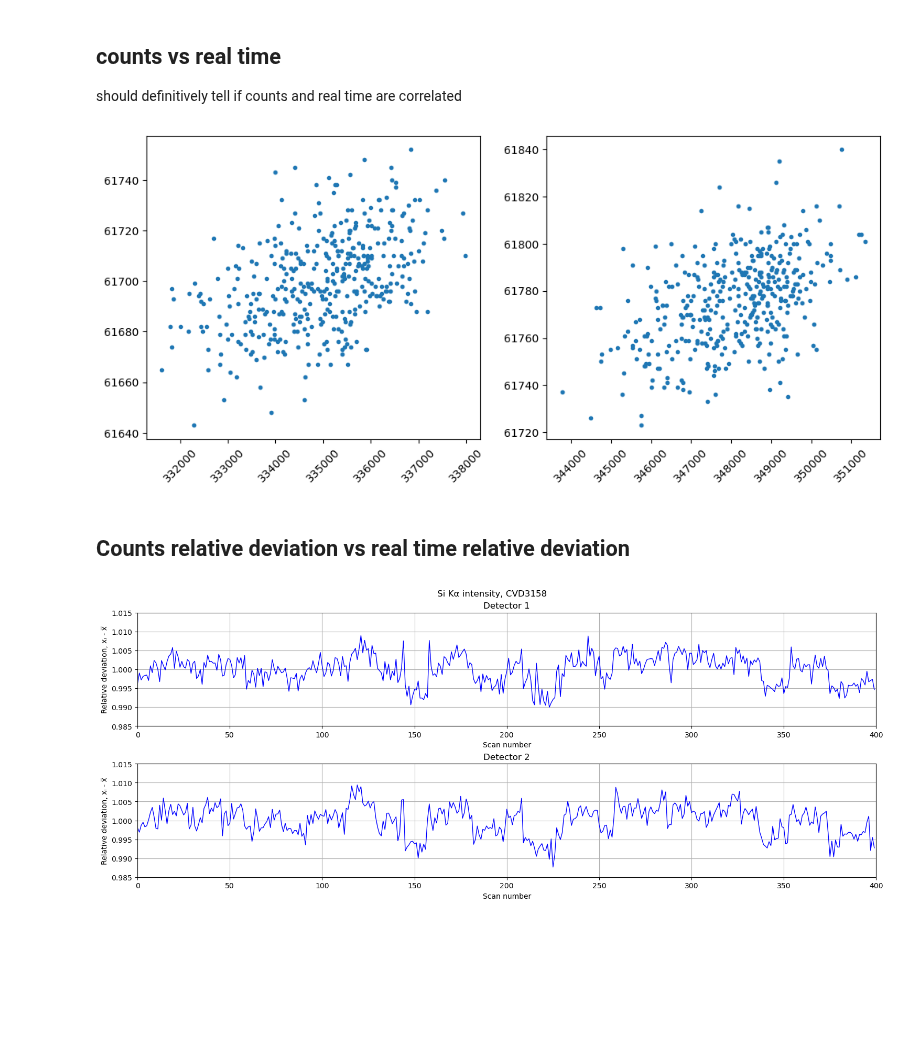
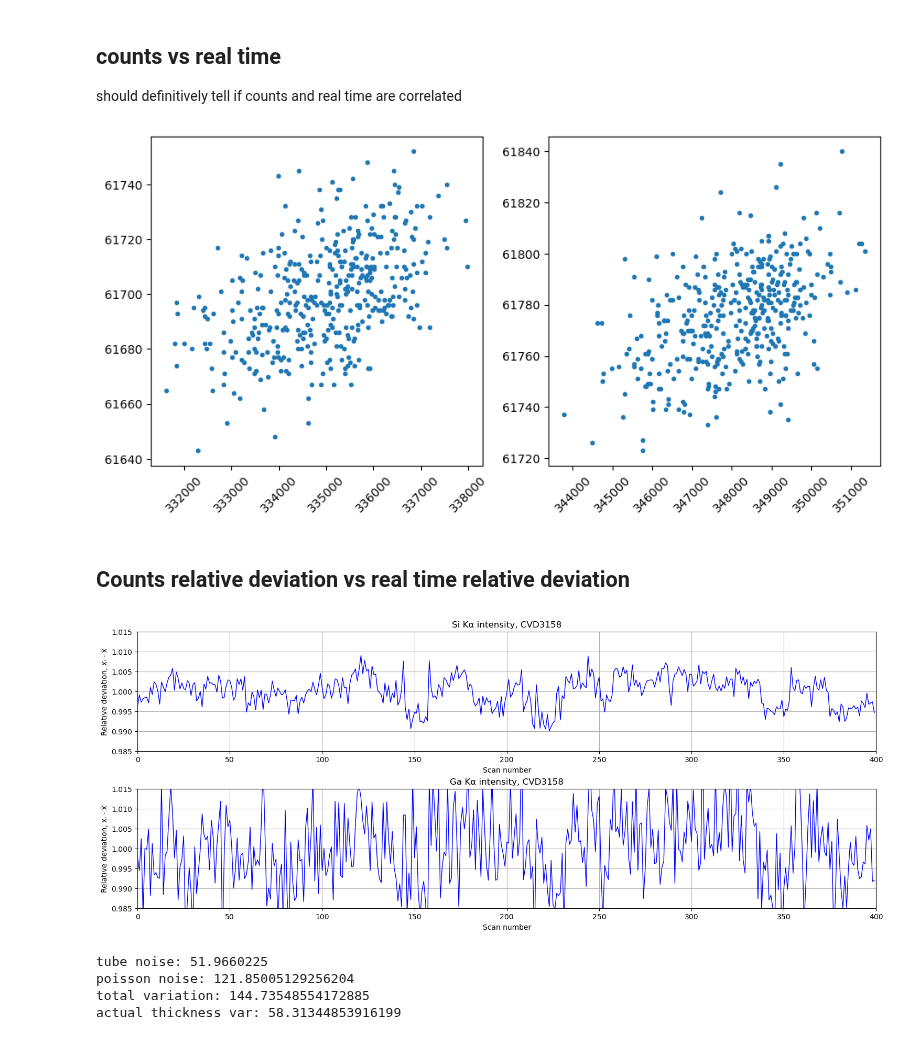
Before and after one commit to ELFREELAND/xrf-thickness-studies, a Jupyter notebook: maps/tube_noise_deadtime.ipynb, the cells around one changed output. Cells and saved outputs as stored; diff of their text form; code cells hidden in the pictures; blank space fills up the shorter version.

```diff
--- a/maps/tube_noise_deadtime.ipynb
+++ b/maps/tube_noise_deadtime.ipynb
@@ -64,7 +64,8 @@ file_list.sort(key=fileListSortKey)
 
 dat = {"realtime": np.zeros(800),
        "livetime": np.zeros(800),
-       "si ka":    np.zeros(800)}
+       "si ka":    np.zeros(800),
+       "ga ka":    np.zeros(800)}
 # %% [output]
 20x20 grid
 # %%
@@ -80,13 +81,18 @@ for i in range(0, len(file_list)):
 
     dat["si ka"][i] = r.findall("./ClassInstance[@Type='TRTSpectrum']/ClassInstance[@Type='TRTResult']/RoiResults/Atom[.='14']/../Counts")[0].text
 
+    dat["ga ka"][i] = r.findall("./ClassInstance[@Type='TRTSpectrum']/ClassInstance[@Type='TRTResult']/RoiResults/Atom[.='31']/../Counts")[0].text
+
+
 dat_1 = {"realtime": dat["realtime"][0:grid_size**2],
          "livetime": dat["livetime"][0:grid_size**2],
-         "si ka":    dat["si ka"][0:grid_size**2]}
+         "si ka":    dat["si ka"][0:grid_size**2],
+         "ga ka":    dat["ga ka"][0:grid_size**2]}
 
 dat_2 = {"realtime": dat["realtime"][grid_size**2:grid_size**2*2],
          "livetime": dat["livetime"][grid_size**2:grid_size**2*2],
-         "si ka":    dat["si ka"][grid_size**2:grid_size**2*2]}
+         "si ka":    dat["si ka"][grid_size**2:grid_size**2*2],
+         "ga ka":    dat["ga ka"][grid_size**2:grid_size**2*2]}
 # %% [markdown]
 # Plotting
 # %%
@@ -121,30 +129,53 @@ axs[1].tick_params(axis="x", rotation=45)
 
 plt.show()
 # %% [output]
-[figure, old version]
+[figure, new version]
 # %% [markdown]
 ## Counts relative deviation vs real time relative deviation
 # %%
 f, axs = plt.subplots(nrows=2, ncols=1, figsize=(15, 6), layout="constrained")
 
 axs[0].plot(dat_1["si ka"]/np.average(dat_1["si ka"]), "b-", linewidth=1)
 #axs[0].plot(dat_1["realtime"]/np.average(dat_1["realtime"]), "r--", linewidth=1)
 axs[0].grid(True)
 axs[0].set_xlabel("Scan number")
 axs[0].set_ylabel("Relative deviation, x\u1d62 - x\u0305")
-axs[0].set_title("Detector 1")
+axs[0].set_title("Si K\u03b1 intensity, "+sample_name)
 axs[0].axis([0, grid_size**2, 0.985, 1.015])
 
-axs[1].plot(dat_2["si ka"]/np.average(dat_2["si ka"]), "b-", linewidth=1)
-#axs[1].plot(dat_2["realtime"]/np.average(dat_2["realtime"]), "r--", linewidth=1)
+axs[1].plot(dat_1["ga ka"]/np.average(dat_1["ga ka"]), "b-", linewidth=1)
+#axs[1].plot(dat_1["realtime"]/np.average(dat_1["realtime"]), "r--", linewidth=1)
 axs[1].grid(True)
 axs[1].set_xlabel("Scan number")
 axs[1].set_ylabel("Relative deviation, x\u1d62 - x\u0305")
-axs[1].set_title("Detector 2")
+axs[1].set_title("Ga K\u03b1 intensity, "+sample_name)
 axs[1].axis([0, grid_size**2, 0.985, 1.015])
 
-f.suptitle("Si K\u03b1 intensity, "+sample_name)
+#axs[1].plot(dat_2["si ka"]/np.average(dat_2["si ka"]), "b-", linewidth=1)
+#axs[1].plot(dat_2["realtime"]/np.average(dat_2["realtime"]), "r--", linewidth=1)
+#axs[1].grid(True)
+#axs[1].set_xlabel("Scan number")
+#axs[1].set_ylabel("Relative deviation, x\u1d62 - x\u0305")
+#axs[1].set_title("Detector 2")
+#axs[1].axis([0, grid_size**2, 0.985, 1.015])
+
+#f.suptitle("Si K\u03b1 intensity, "+sample_name)
 
 plt.show()
 # %% [output]
-[figure, old version]
+[figure, new version]
+# %%
+sigma_tube = 0.0035*np.average(dat_1["ga ka"])
+sigma_poisson = np.sqrt(np.average(dat_1["ga ka"])) #should it be square root of the height of the peak instead of the area?
+sigma_total = np.std(dat_1["ga ka"])
+
+print("tube noise: {0}\npoisson noise: {1}\ntotal variation: {2}\nactual thickness var: {3}".format(sigma_tube,
+                                                                                                    sigma_poisson,
+                                                                                                    sigma_total,
+                                                                                                    np.sqrt(sigma_total**2 - sigma_poisson**2 - sigma_tube**2)
+                                                                                                    ))
+# %% [output]
+tube noise: 51.9660225
+poisson noise: 121.85005129256204
+total variation: 144.73548554172885
+actual thickness var: 58.31344853916199
```
Also changed, not shown: parts of 1 cell of this notebook, 47 other files.
